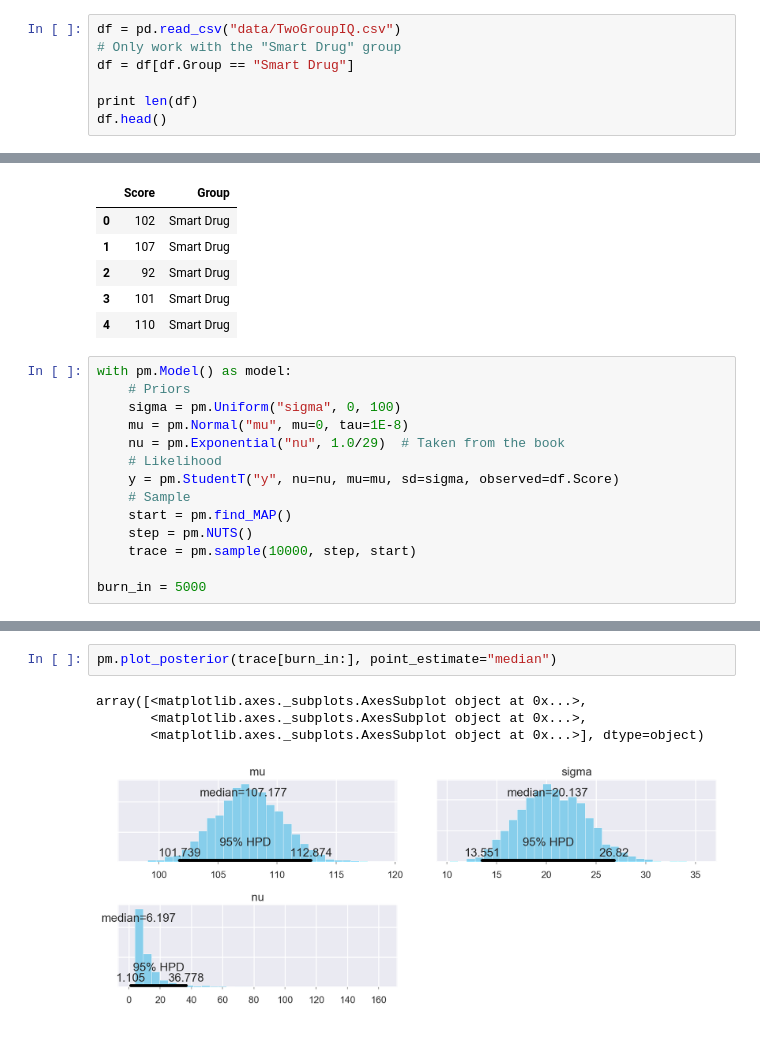
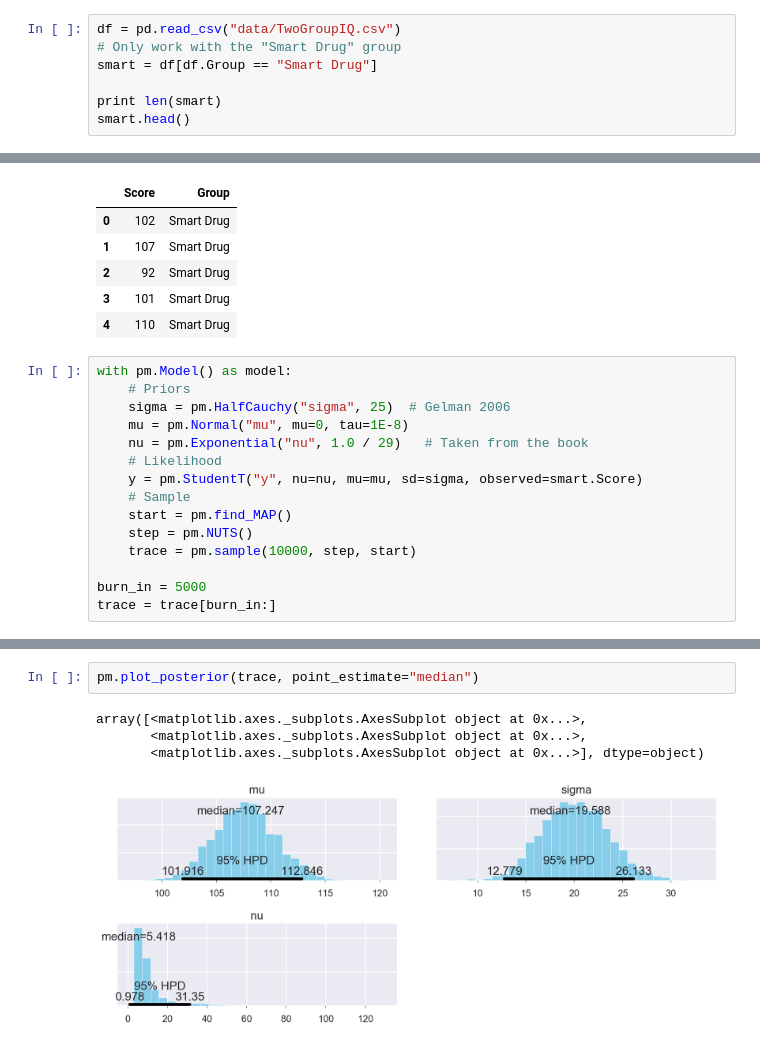
Before and after one commit to zachwill/mcmc, a Jupyter notebook: 16_03_mcmc_with_StudentT.ipynb, the cells around one changed output, grey strips where cells are left out. Cells and saved outputs as stored; diff of their text form.

```diff
--- a/16_03_mcmc_with_StudentT.ipynb
+++ b/16_03_mcmc_with_StudentT.ipynb
@@ -21,10 +21,10 @@ sns.set_context("talk")
 # %%
 df = pd.read_csv("data/TwoGroupIQ.csv")
 # Only work with the "Smart Drug" group
-df = df[df.Group == "Smart Drug"]
+smart = df[df.Group == "Smart Drug"]
 
-print len(df)
-df.head()
+print len(smart)
+smart.head()
 # %% [output]
 63
 |  | Score | Group |
@@ -36,16 +36,17 @@ df.head()
 # %%
 with pm.Model() as model:
     # Priors
-    sigma = pm.Uniform("sigma", 0, 100)
+    sigma = pm.HalfCauchy("sigma", 25)  # Gelman 2006
     mu = pm.Normal("mu", mu=0, tau=1E-8)
-    nu = pm.Exponential("nu", 1.0/29)  # Taken from the book
+    nu = pm.Exponential("nu", 1.0 / 29)   # Taken from the book
     # Likelihood
-    y = pm.StudentT("y", nu=nu, mu=mu, sd=sigma, observed=df.Score)
+    y = pm.StudentT("y", nu=nu, mu=mu, sd=sigma, observed=smart.Score)
     # Sample
     start = pm.find_MAP()
     step = pm.NUTS()
     trace = pm.sample(10000, step, start)
 
 burn_in = 5000
+trace = trace[burn_in:]
 # %% [output]
 Optimization terminated successfully.
@@ -73,7 +72,7 @@ array([[<matplotlib.axes._subplots.AxesSubplot object at 0x...>,
 # %%
-pm.plot_posterior(trace[burn_in:], point_estimate="median")
+pm.plot_posterior(trace, point_estimate="median")
 # %% [output]
 array([<matplotlib.axes._subplots.AxesSubplot object at 0x...>,
        <matplotlib.axes._subplots.AxesSubplot object at 0x...>,
        <matplotlib.axes._subplots.AxesSubplot object at 0x...>], dtype=object)
-[figure, old version]
+[figure, new version]
```
Also changed, not shown: parts of 9 cells of this notebook, 4 other files.
